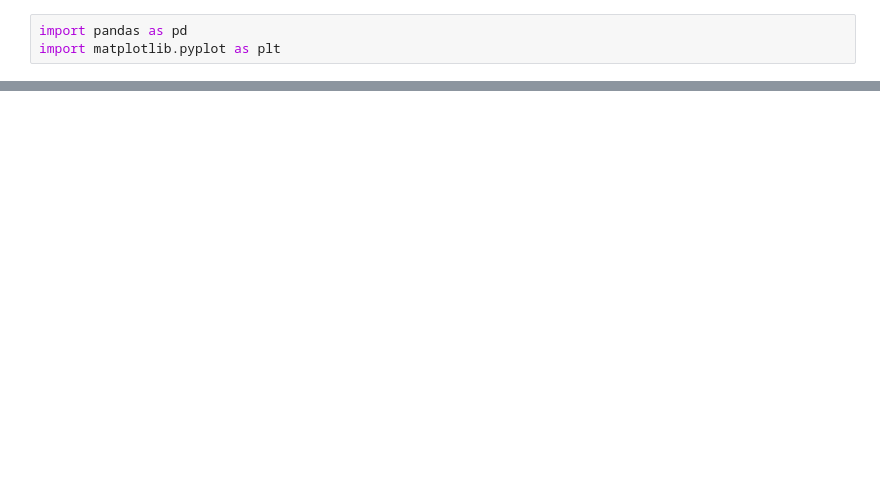
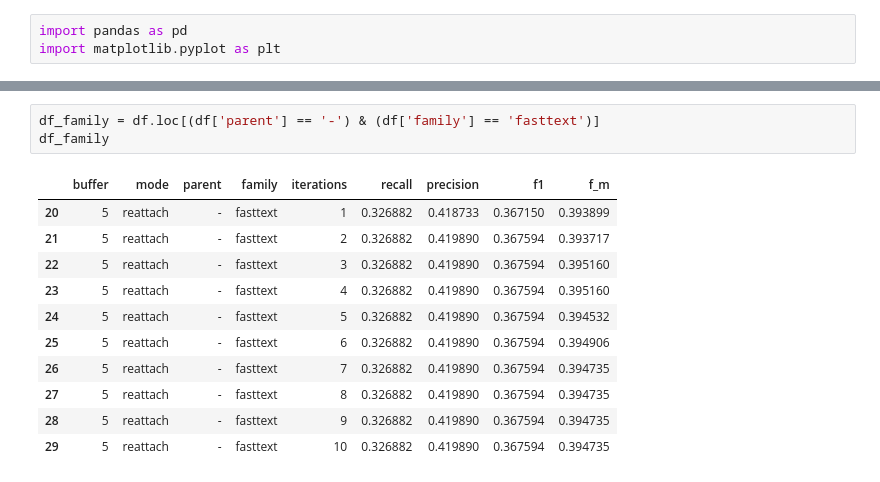
Before and after one commit to uhh-lt/taxi, a Jupyter notebook: parse_results.ipynb, the cells around one changed output, grey strips where cells are left out. Cells and saved outputs as stored; diff of their text form; blank space fills up the shorter version.

```diff
--- a/parse_results.ipynb
+++ b/parse_results.ipynb
@@ -34,0 +49,15 @@ df.loc[(df['buffer'] == 5) & (df['attached'] == 'yes')]
+# %%
+df_family = df.loc[(df['parent'] == '-') & (df['family'] == 'fasttext')]
+df_family
+# %% [output]
+|  | buffer | mode | parent | family | iterations | recall | precision | f1 | f_m |
+| 20 | 5 | reattach | - | fasttext | 1 | 0.326882 | 0.418733 | 0.367150 | 0.393899 |
+| 21 | 5 | reattach | - | fasttext | 2 | 0.326882 | 0.419890 | 0.367594 | 0.393717 |
+| 22 | 5 | reattach | - | fasttext | 3 | 0.326882 | 0.419890 | 0.367594 | 0.395160 |
+| 23 | 5 | reattach | - | fasttext | 4 | 0.326882 | 0.419890 | 0.367594 | 0.395160 |
+| 24 | 5 | reattach | - | fasttext | 5 | 0.326882 | 0.419890 | 0.367594 | 0.394532 |
+| 25 | 5 | reattach | - | fasttext | 6 | 0.326882 | 0.419890 | 0.367594 | 0.394906 |
+| 26 | 5 | reattach | - | fasttext | 7 | 0.326882 | 0.419890 | 0.367594 | 0.394735 |
+| 27 | 5 | reattach | - | fasttext | 8 | 0.326882 | 0.419890 | 0.367594 | 0.394735 |
+| 28 | 5 | reattach | - | fasttext | 9 | 0.326882 | 0.419890 | 0.367594 | 0.394735 |
+| 29 | 5 | reattach | - | fasttext | 10 | 0.326882 | 0.419890 | 0.367594 | 0.394735 |
```
Also changed, not shown: parts of 8 cells of this notebook.
